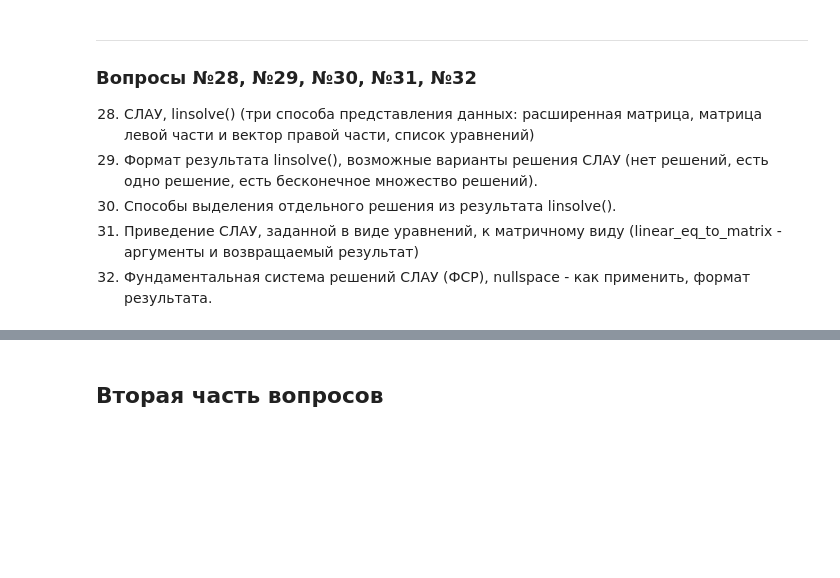
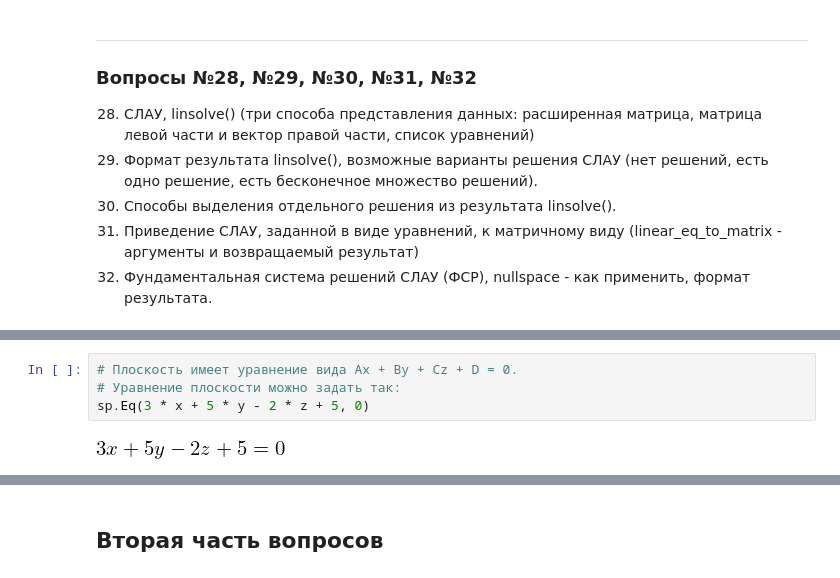
Before and after one commit to Vakosta/hse_tex, a Jupyter notebook: MathWorkshop/AlgebraCrib.ipynb, the cells around one changed output, grey strips where cells are left out. Saved outputs shown, nothing was run; the diff lists cells and outputs as text; blank space fills up the shorter version.

```diff
--- a/MathWorkshop/AlgebraCrib.ipynb
+++ b/MathWorkshop/AlgebraCrib.ipynb
@@ -414,0 +434,6 @@ $\displaystyle \left[\begin{matrix}-1\\-2\\-3\\1\end{matrix}\right]$
+# %%
+# Плоскость имеет уравнение вида Ax + By + Cz + D = 0.
+# Уравнение плоскости можно задать так:
+sp.Eq(3 * x + 5 * y - 2 * z + 5, 0)
+# %% [output]
+[figure, added]
```
Also changed, not shown: parts of 37 cells of this notebook.
